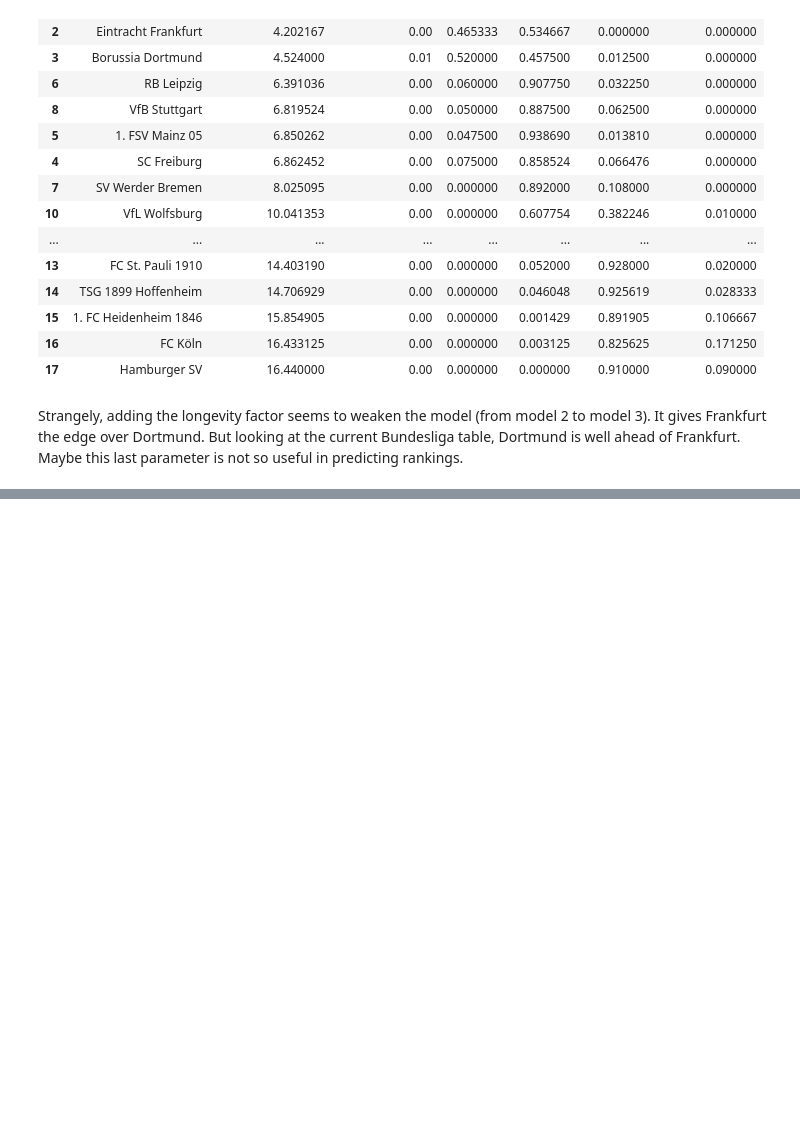
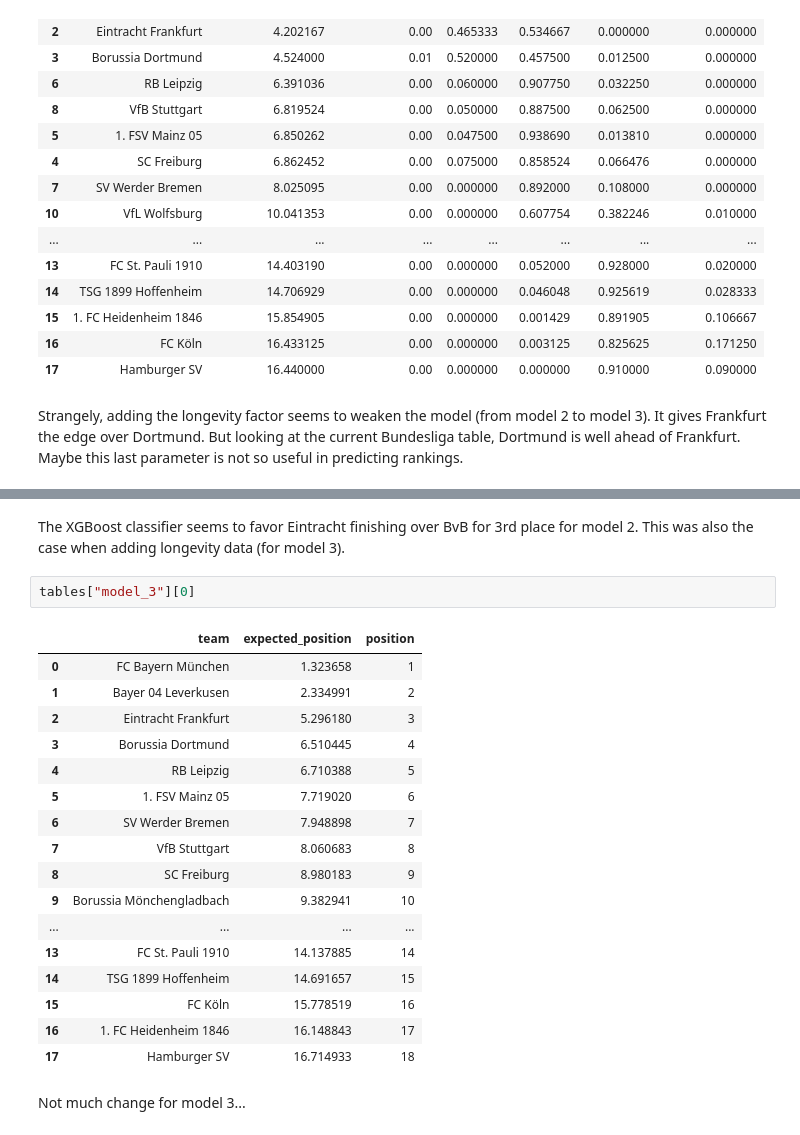
Before and after one commit to Keenan-Penner/Bundesliga_predictor, a Jupyter notebook: project.ipynb, the cells around one changed output, grey strips where cells are left out. Saved outputs shown, nothing was run; the diff lists cells and outputs as text; blank space fills up the shorter version.

```diff
--- a/project.ipynb
+++ b/project.ipynb
@@ -1146,0 +1232,24 @@ Strangely, adding the longevity factor seems to weaken the model (from model 2 t
+# %% [markdown]
+The XGBoost classifier seems to favor Eintracht finishing over BvB for 3rd place for model 2. This was also the case when adding longevity data (for model 3).
+# %%
+tables["model_3"][0]
+# %% [output]
+|  | team | expected_position | position |
+| 0 | FC Bayern München | 1.323658 | 1 |
+| 1 | Bayer 04 Leverkusen | 2.334991 | 2 |
+| 2 | Eintracht Frankfurt | 5.296180 | 3 |
+| 3 | Borussia Dortmund | 6.510445 | 4 |
+| 4 | RB Leipzig | 6.710388 | 5 |
+| 5 | 1. FSV Mainz 05 | 7.719020 | 6 |
+| 6 | SV Werder Bremen | 7.948898 | 7 |
+| 7 | VfB Stuttgart | 8.060683 | 8 |
+| 8 | SC Freiburg | 8.980183 | 9 |
+| 9 | Borussia Mönchengladbach | 9.382941 | 10 |
+| ... | ... | ... | ... |
+| 13 | FC St. Pauli 1910 | 14.137885 | 14 |
+| 14 | TSG 1899 Hoffenheim | 14.691657 | 15 |
+| 15 | FC Köln | 15.778519 | 16 |
+| 16 | 1. FC Heidenheim 1846 | 16.148843 | 17 |
+| 17 | Hamburger SV | 16.714933 | 18 |
+# %% [markdown]
+Not much change for model 3...
```
Also changed, not shown: parts of 20 cells of this notebook.
